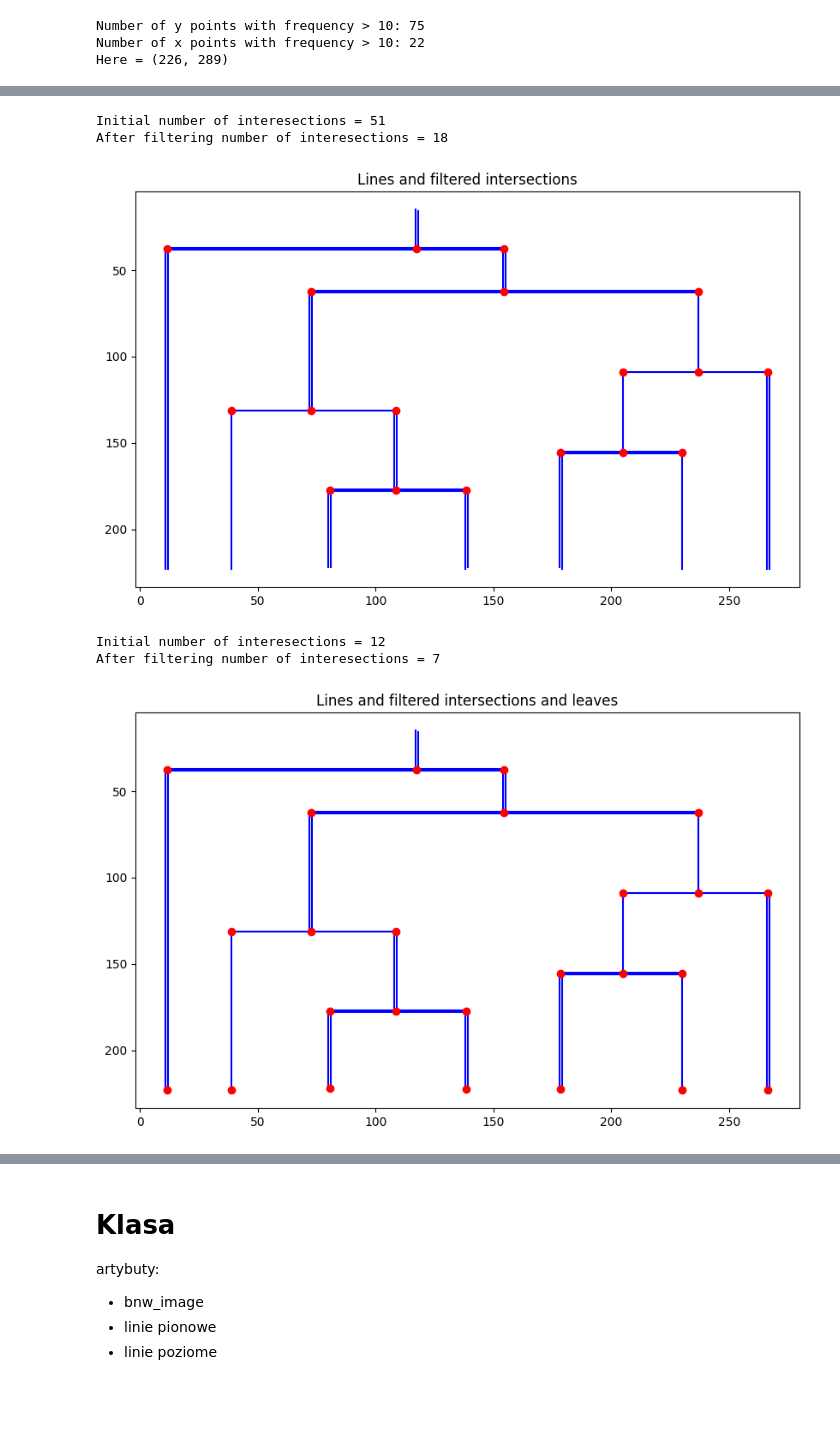
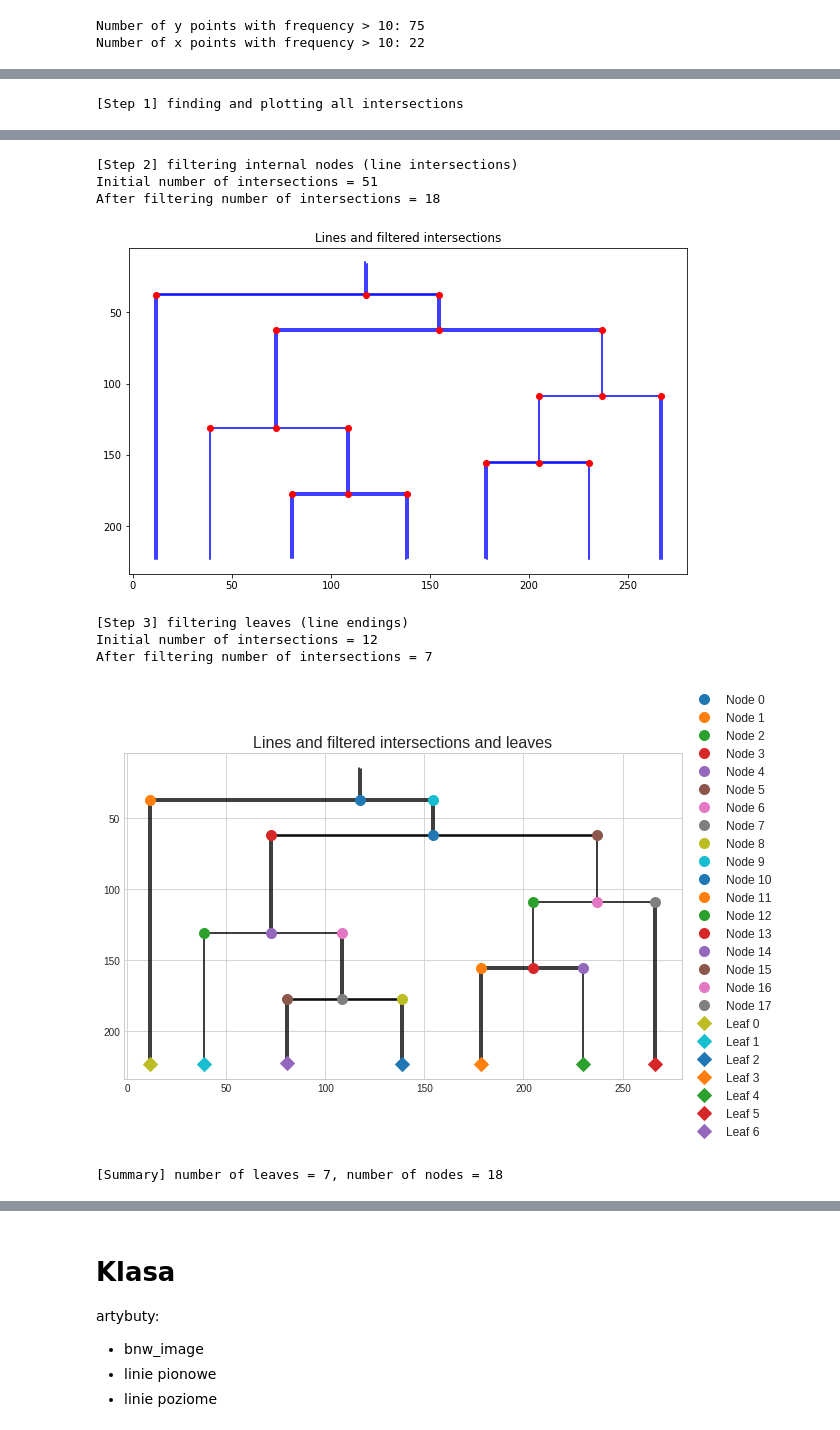
Before and after one commit to joannakraw/pdf_tree_converter, a Jupyter notebook: Notebooks/Array based line detection.ipynb, the cells around one changed output, grey strips where cells are left out. Saved outputs shown, nothing was run; the diff lists cells and outputs as text; code cells hidden in the pictures; blank space fills up the shorter version.

```diff
--- a/Notebooks/Array based line detection.ipynb
+++ b/Notebooks/Array based line detection.ipynb
@@ -10,8 +10,8 @@ sys.path.append('../')
 import Image
 # %%
 image = Image.Image('../test_data/dendogram2.png')
-v_lines, h_lines, filtered_intersections, filtered_leaves = image.find_lines_intersections_leaves()
+v_lines, h_lines, filtered_intersections, filtered_leaves = image.find_lines_intersections_leaves(legend=True,
+                                                                                                 orientation="vertical")
 # %% [output]
 Number of y points with frequency > 10: 75
 Number of x points with frequency > 10: 22
-Here = (226, 289)
@@ -18,0 +19 @@ Here = (226, 289)
+[Step 1] finding and plotting all intersections
@@ -20,6 +21,9 @@ Here = (226, 289)
-Initial number of interesections = 51
-After filtering number of interesections = 18
+[Step 2] filtering internal nodes (line intersections)
+Initial number of intersections = 51
+After filtering number of intersections = 18
-[figure, old version]
+[figure, new version]
-Initial number of interesections = 12
-After filtering number of interesections = 7
+[Step 3] filtering leaves (line endings)
+Initial number of intersections = 12
+After filtering number of intersections = 7
-[figure, old version]
+[figure, new version]
+[Summary] number of leaves = 7, number of nodes = 18
```
Also changed, not shown: parts of 6 cells of this notebook, 2 other files.
